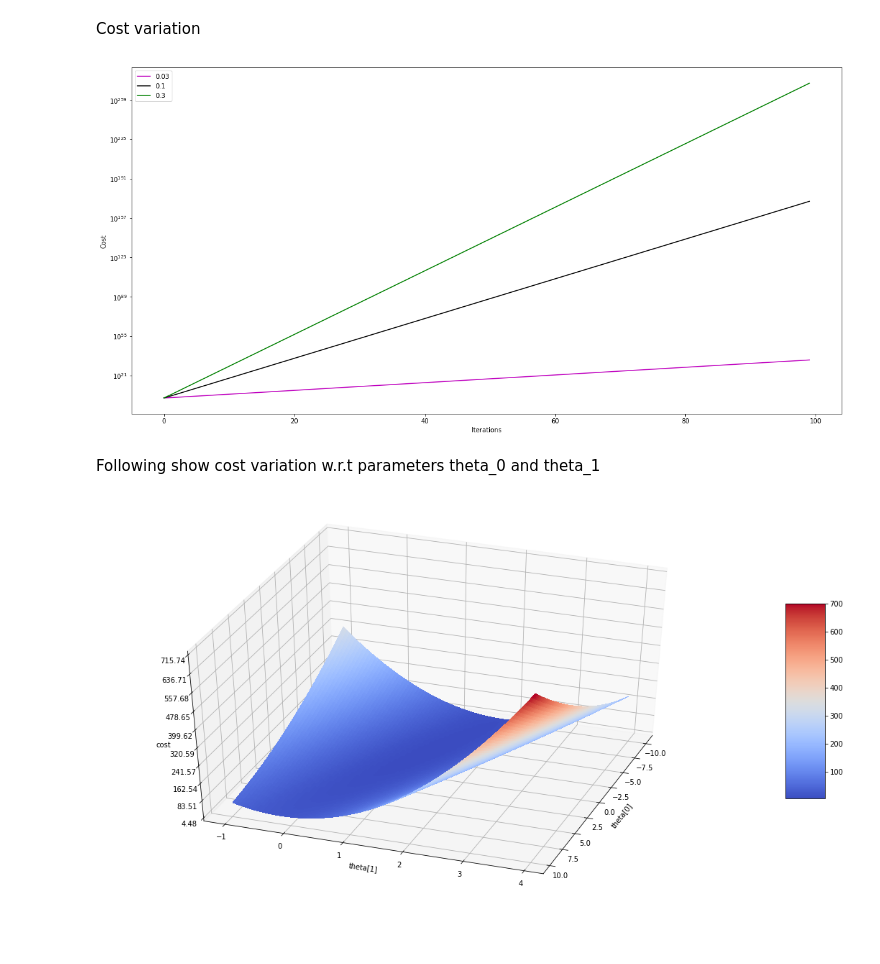
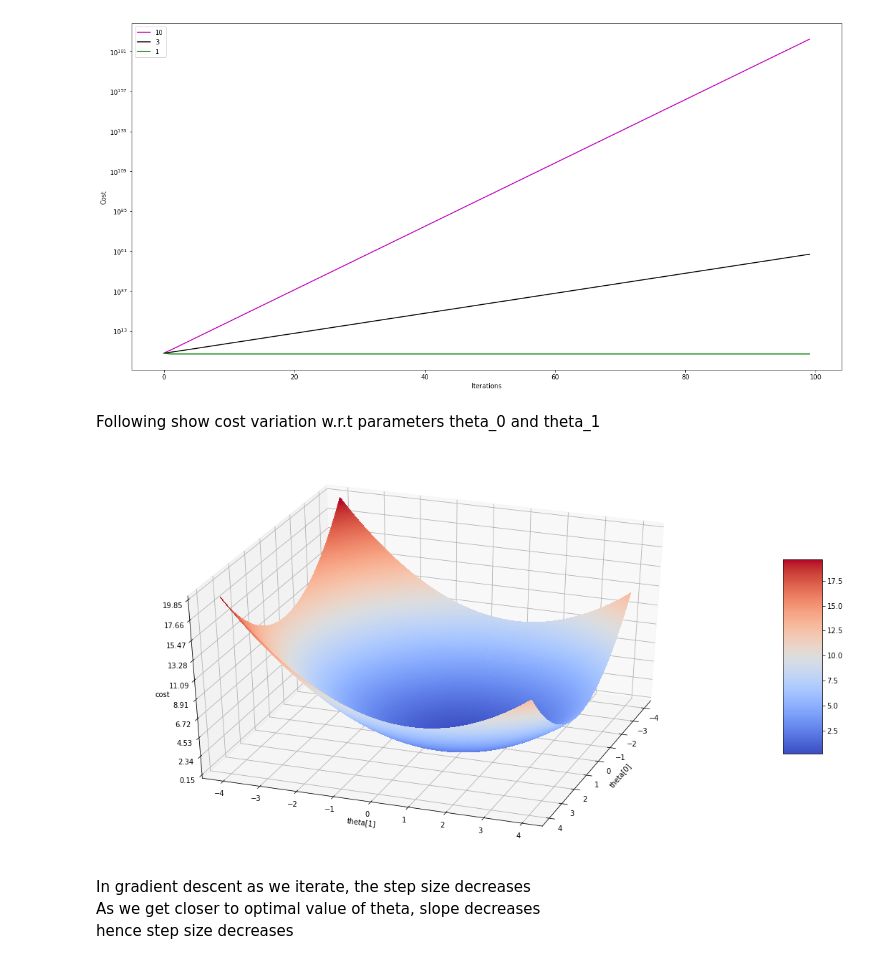
Before and after one commit to saitejamanchi/ML-Algos, a Jupyter notebook: Linear_Regression.ipynb, the cells around one changed output. Drawn from its saved outputs; the diff is of its cells as text; code cells hidden in the pictures; blank space fills up the shorter version.

```diff
--- a/Linear_Regression.ipynb
+++ b/Linear_Regression.ipynb
@@ -126,21 +151,19 @@ plt.legend()
 # %%
-large_alphas = [0.03, 0.1, 0.3]
+large_alphas = [10, 3, 1]
 cost_histories_2 = []
 for alpha in large_alphas:
-    cost_histories_2.append(classifier.fit("mse", "gd", alpha, 100))
+    cost_histories_2.append(lr.fit("mse", "gd", alpha, 100))
-# %% [markdown]
-Cost variation
 # %%
 plt.rcParams["figure.figsize"] = (20,10)
-for i in range(len(cost_histories_2)):
-    plt.plot(range(len(cost_histories_2[i][0])), cost_histories_2[i][0], colors[i]+"-", label = large_alphas[i])
+for i, cost in enumerate(cost_histories_2):
+    plt.plot(range(len(cost[0])), cost[0], colors[i]+"-", label = large_alphas[i])
 plt.xlabel("Iterations")
 plt.ylabel("Cost")
 plt.yscale("log")
 plt.legend()
 axes=plt.gca()
 # %% [output]
-[figure, old version]
+[figure, new version]
 # %%
 from mpl_toolkits.mplot3d import Axes3D
 from matplotlib import cm
@@ -148,15 +171,15 @@ from matplotlib.ticker import LinearLocator, FormatStrFormatter
 import matplotlib.pyplot as plt
 import numpy as np
 
-theta_0 = np.arange(-10.0, 10.0, 0.2)
-theta_1 = np.arange(-1,4,0.05)
+theta_0 = np.arange(-4, 4, 0.05)
+theta_1 = np.arange(-4,4,0.05)
 theta_0, theta_1 = np.meshgrid(theta_0, theta_1)
 # %%
 cost_matrix=[]
 for i in range(theta_0.shape[0]):
-    for j in range(theta_1.shape[1]):
-        classifier.theta = np.array([[theta_0[i][j]],[theta_1[i][j]]])
-        cost_matrix.append(classifier.meanSquaredError()[0][0])
+    for j in range(theta_0.shape[1]):
+        lr.theta = np.array([[theta_0[i][j]],[theta_1[i][j]]])
+        cost_matrix.append(lr.meanSquaredError()[0][0])
 # %%
 cost_matrix = np.array(cost_matrix).reshape(theta_1.shape)
 # %% [markdown]
@@ -164,17 +187,20 @@ Following show cost variation w.r.t parameters theta_0 and theta_1
 # %%
 fig = plt.figure()
 ax = fig.gca(projection='3d')
 surf = ax.plot_surface(theta_0, theta_1, cost_matrix, rstride=1, cstride=1, cmap=cm.coolwarm,
     linewidth=0, antialiased=False)
-
 
 ax.zaxis.set_major_locator(LinearLocator(10))
 ax.zaxis.set_major_formatter(FormatStrFormatter('%.02f'))
 
 fig.colorbar(surf, shrink=0.5, aspect=5)
 ax.set_xlabel("theta[0]")
 ax.set_ylabel("theta[1]")
 ax.set_zlabel("cost")
-ax.view_init(elev=40, azim=20)
+ax.view_init(elev=35, azim=20)
 # %% [output]
-[figure, old version]
+[figure, new version]
+# %% [markdown]
+In gradient descent as we iterate, the step size decreases<br>
+As we get closer to optimal value of theta, slope decreases<br>
+hence step size decreases
```
Also changed, not shown: parts of 10 cells of this notebook.
